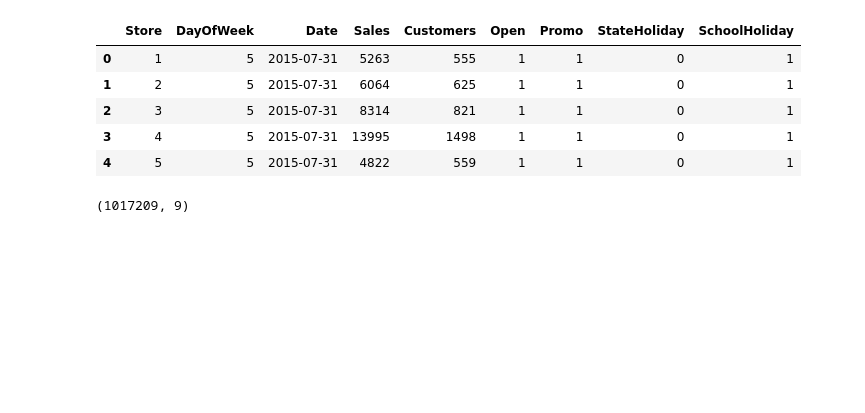
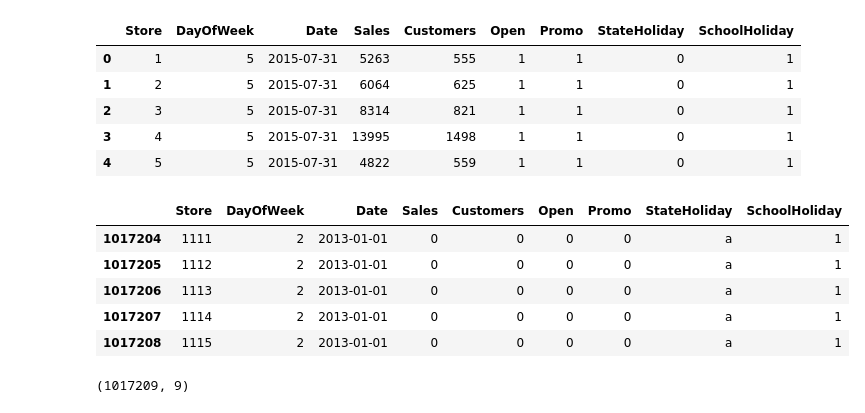
Before and after one commit to saptaksubhra/Regression-ML-Retail-Sales-Prediction-Rossmann, a Jupyter notebook: Rossmann_Sales_Prediction_Final_Notebook_Capstone_Project.ipynb, the cells around one changed output. Drawn from its saved outputs; the diff is of its cells as text; code cells hidden in the pictures; blank space fills up the shorter version.

```diff
--- a/Rossmann_Sales_Prediction_Final_Notebook_Capstone_Project.ipynb
+++ b/Rossmann_Sales_Prediction_Final_Notebook_Capstone_Project.ipynb
@@ -131,6 +145,16 @@ df_sales_Rossmann.head()
 | 2 | 3 | 5 | 2015-07-31 | 8314 | 821 | 1 | 1 | 0 | 1 |
 | 3 | 4 | 5 | 2015-07-31 | 13995 | 1498 | 1 | 1 | 0 | 1 |
 | 4 | 5 | 5 | 2015-07-31 | 4822 | 559 | 1 | 1 | 0 | 1 |
+# %%
+# Last five rows of the sales dataset of Rossmann
+df_sales_Rossmann.tail()
+# %% [output]
+|  | Store | DayOfWeek | Date | Sales | Customers | Open | Promo | StateHoliday | SchoolHoliday |
+| 1017204 | 1111 | 2 | 2013-01-01 | 0 | 0 | 0 | 0 | a | 1 |
+| 1017205 | 1112 | 2 | 2013-01-01 | 0 | 0 | 0 | 0 | a | 1 |
+| 1017206 | 1113 | 2 | 2013-01-01 | 0 | 0 | 0 | 0 | a | 1 |
+| 1017207 | 1114 | 2 | 2013-01-01 | 0 | 0 | 0 | 0 | a | 1 |
+| 1017208 | 1115 | 2 | 2013-01-01 | 0 | 0 | 0 | 0 | a | 1 |
 # %%
 # Number of rows and columns in sales dataset of Rossmann
 
```
Also changed, not shown: parts of 58 cells of this notebook.
